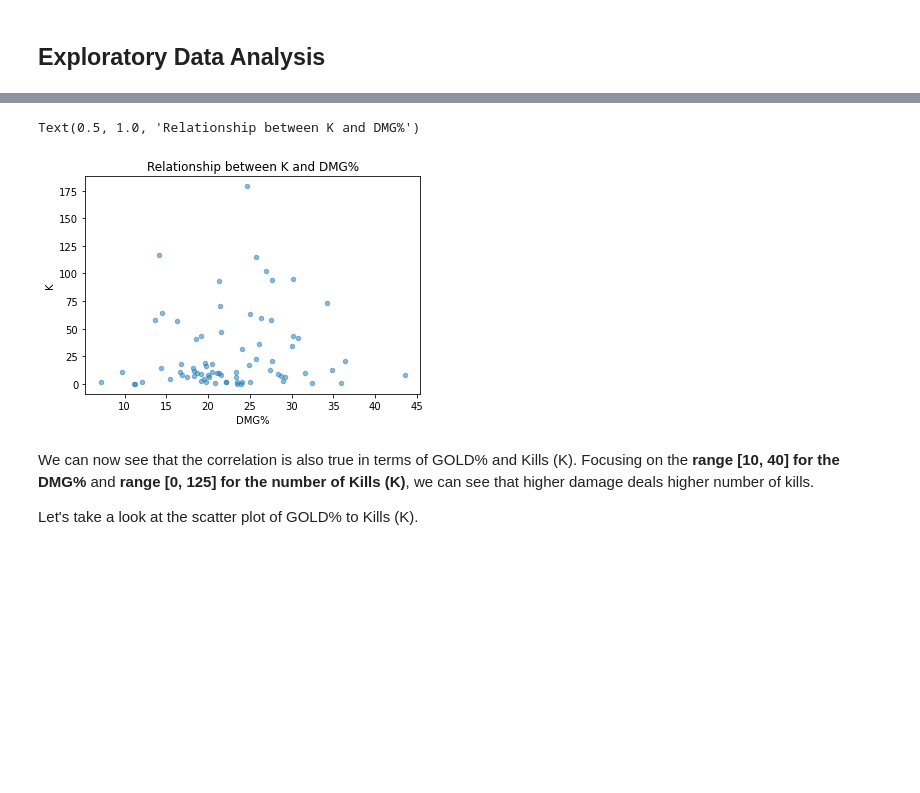
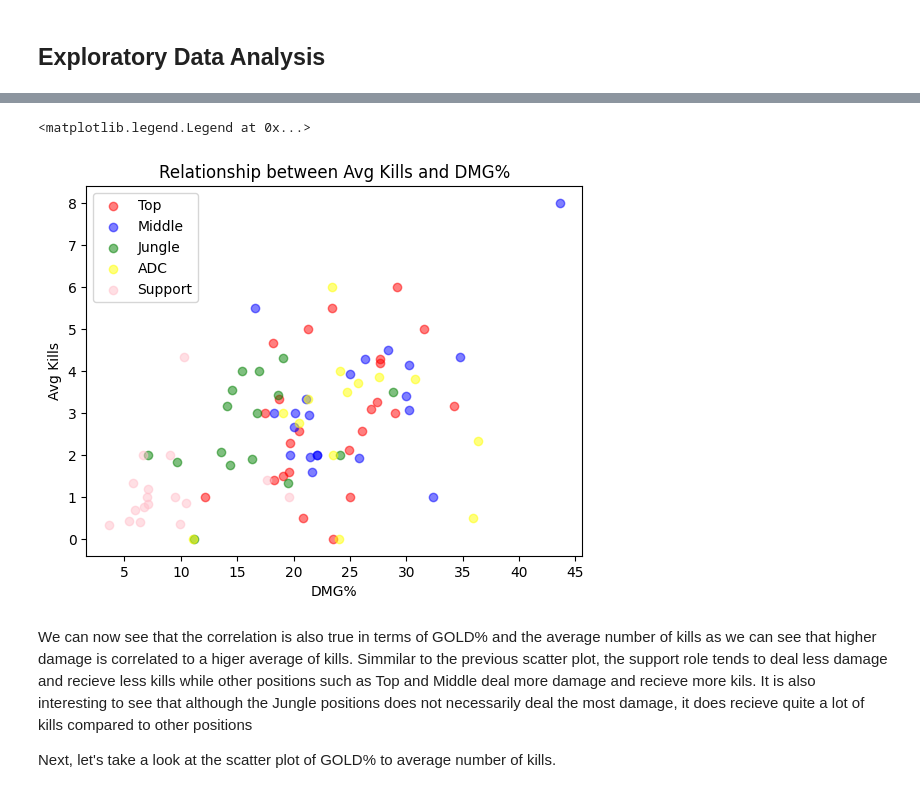
Before and after one commit to Joseph-Ano/League-of-Legends-dataset-visualization, a Jupyter notebook: S13 MCO1 Group8.ipynb, the cells around one changed output, grey strips where cells are left out. Cells and saved outputs as stored; diff of their text form; code cells hidden in the pictures; blank space fills up the shorter version.

```diff
--- a/S13 MCO1 Group8.ipynb
+++ b/S13 MCO1 Group8.ipynb
@@ -167,5 +167,5 @@ The data type of most of the variables in our current data set is incorrect sinc
 # %%
-lol_df = lol_df.astype({'A': float, 'K': float, 'DMG%': float, 'GOLD%': float, 'XPD10': float, 'CSD10': float, 'KP': float,})
+lol_df = lol_df.astype({'CSPM': float, 'K': int, 'A': int, 'DMG%': float, 'GOLD%': float})
 lol_df.info()
 # %% [output]
 <class 'pandas.core.frame.DataFrame'>
@@ -305,0 +232,6 @@ other_df = lol_df.drop(support_df.index)
+# %%
+lol_df['Avg Kills'] = lol_df['K'] /  lol_df['GP']
+lol_df.hist('Avg Kills', edgecolor='w', bins=15)
+plt.xlabel("Average Kills")
+plt.ylabel("No of entries")
+plt.title('Average Kills')
@@ -334,11 +290,33 @@ Now, let's take a look at the scatter plot between the DMG% and the Kills (K).
 # %%
-other_df.plot.scatter(x='DMG%', y='K', alpha=0.5)
-plt.title('Relationship between K and DMG%')
+x = lol_df.loc[lol_df["Pos"] == "Top", 'DMG%']
+y = lol_df.loc[lol_df["Pos"] == "Top", 'Avg Kills']
+plt.scatter(x, y, color='red', alpha=0.5)
+
+x = lol_df.loc[lol_df["Pos"] == "Middle", 'DMG%']
+y = lol_df.loc[lol_df["Pos"] == "Middle", 'Avg Kills']
+plt.scatter(x, y, color='blue', alpha=0.5)
+
+x = lol_df.loc[lol_df["Pos"] == "Jungle", 'DMG%']
+y = lol_df.loc[lol_df["Pos"] == "Jungle", 'Avg Kills']
+plt.scatter(x, y, color='green', alpha=0.5)
+
+x = lol_df.loc[lol_df["Pos"] == "ADC", 'DMG%']
+y = lol_df.loc[lol_df["Pos"] == "ADC", 'Avg Kills']
+plt.scatter(x, y, color='yellow', alpha=0.5)
+
+x = lol_df.loc[lol_df["Pos"] == "Support", 'DMG%']
+y = lol_df.loc[lol_df["Pos"] == "Support", 'Avg Kills']
+plt.scatter(x, y, color='pink', alpha=0.5)
+
+plt.title('Relationship between Avg Kills and DMG%')
+plt.xlabel("DMG%")
+plt.ylabel("Avg Kills")
+plt.legend(['Top', 'Middle', 'Jungle', 'ADC', 'Support'])
 # %% [output]
-Text(0.5, 1.0, 'Relationship between K and DMG%')
+<matplotlib.legend.Legend at 0x...>
-[figure, old version]
+[figure, new version]
 # %% [markdown]
-We can now see that the correlation is also true in terms of GOLD% and Kills (K). Focusing on the **range [10, 40] for the DMG%** and **range [0, 125] for the number of Kills (K)**, we can see that higher damage deals higher number of kills.
+We can now see that the correlation is also true in terms of GOLD% and the average number of kills as we can see that higher damage is correlated to a higer average of kills. Simmilar to the previous scatter plot, the support role tends to deal less damage and recieve less kills while other positions such as Top and Middle deal more damage and recieve more kils. It is also interesting to see that although the Jungle positions does not necessarily deal the most damage, it does recieve quite a lot of kills compared to other positions
 
-Let's take a look at the scatter plot of GOLD% to Kills (K).
+Next, let's take a look at the scatter plot of GOLD% to average number of kills.
 # %%
```
Also changed, not shown: parts of 63 cells of this notebook.
